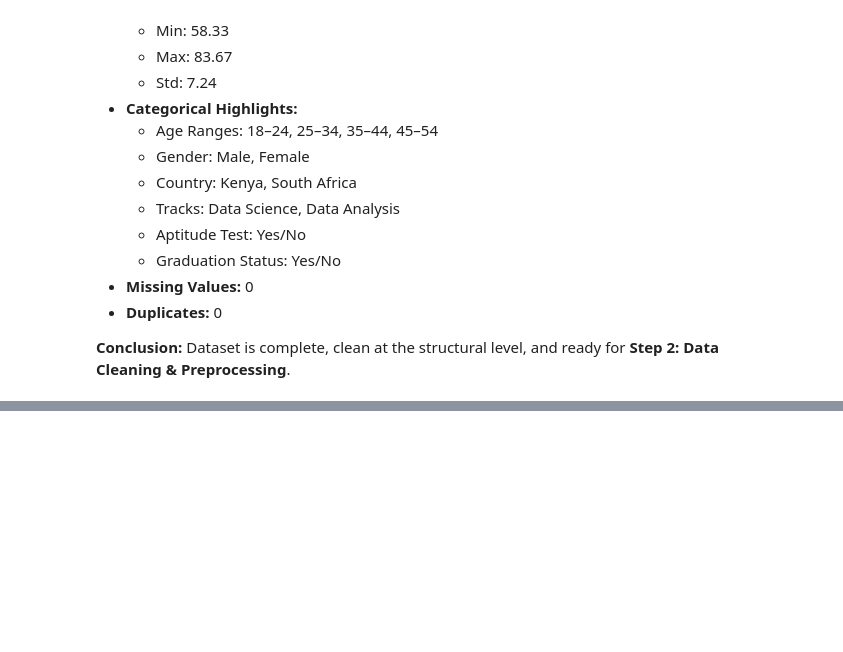
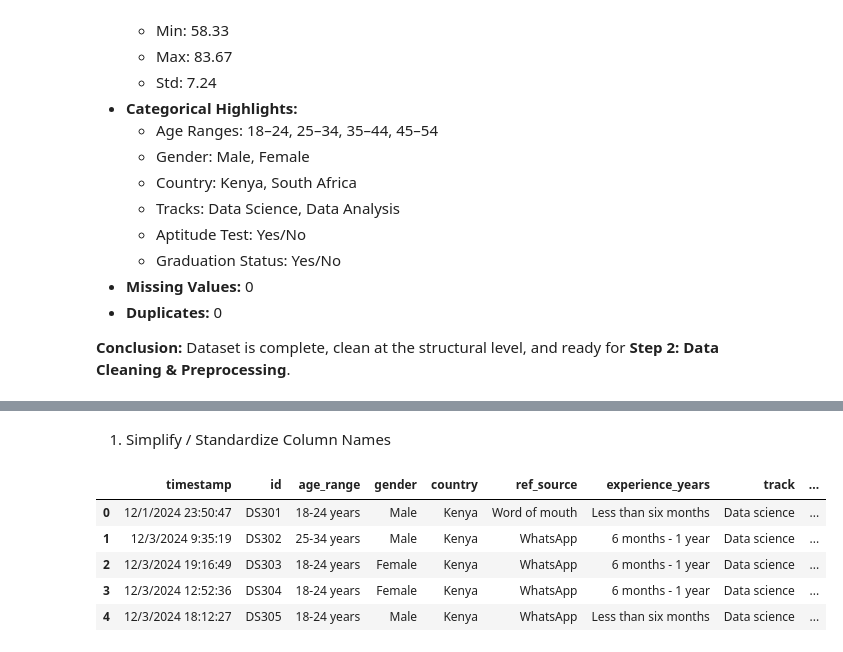
Before and after one commit to J-Kimani/DS, a Jupyter notebook: Projects/Data Proficiency Project/Data Proficiency Project.ipynb, the cells around one changed output, grey strips where cells are left out. Drawn from its saved outputs; the diff is of its cells as text; code cells hidden in the pictures; blank space fills up the shorter version.

Commit message:
start data cleaning

```diff
--- a/Projects/Data Proficiency Project/Data Proficiency Project.ipynb
+++ b/Projects/Data Proficiency Project/Data Proficiency Project.ipynb
@@ -251,0 +279,33 @@ Number of duplicate rows: 0
+# %% [markdown]
+1) Simplify / Standardize Column Names
+# %%
+raw = df.copy()
+# %%
+rename_map = {
+    'Timestamp': 'timestamp',
+    'Id. No': 'id',
+    'Age range': 'age_range',
+    'Gender': 'gender',
+    'Country': 'country',
+    'Where did you hear about Everything Data?': 'ref_source',
+    'How many years of learning experience do you have in the field of data?': 'experience_years',
+    'Which track are you applying for?': 'track',
+    'How many hours per week can you commit to learning?': 'hours_per_week',
+    'What is your main aim for joining the mentorship program?': 'main_aim',
+    'What is your motivation to join the Everything Data mentorship program?': 'motivation',
+    'How best would you describe your skill level in the track you are applying for?': 'skill_level',
+    'Have you completed the everything data aptitude test for your track?': 'aptitude_completed',
+    'Total score': 'total_score',
+    'Graduated': 'graduated'
+}
+
+df2 = raw.rename(columns= rename_map)
+df2.columns = [c.strip().lower() for c in df2.columns]
+df2.head()
+# %% [output]
+|  | timestamp | id | age_range | gender | country | ref_source | experience_years | track | ... |
+| 0 | 12/1/2024 23:50:47 | DS301 | 18-24 years | Male | Kenya | Word of mouth | Less than six months | Data science | ... |
+| 1 | 12/3/2024 9:35:19 | DS302 | 25-34 years | Male | Kenya | WhatsApp | 6 months - 1 year | Data science | ... |
+| 2 | 12/3/2024 19:16:49 | DS303 | 18-24 years | Female | Kenya | WhatsApp | 6 months - 1 year | Data science | ... |
+| 3 | 12/3/2024 12:52:36 | DS304 | 18-24 years | Female | Kenya | WhatsApp | 6 months - 1 year | Data science | ... |
+| 4 | 12/3/2024 18:12:27 | DS305 | 18-24 years | Male | Kenya | WhatsApp | Less than six months | Data science | ... |
```
Also changed, not shown: parts of 2 cells of this notebook.
